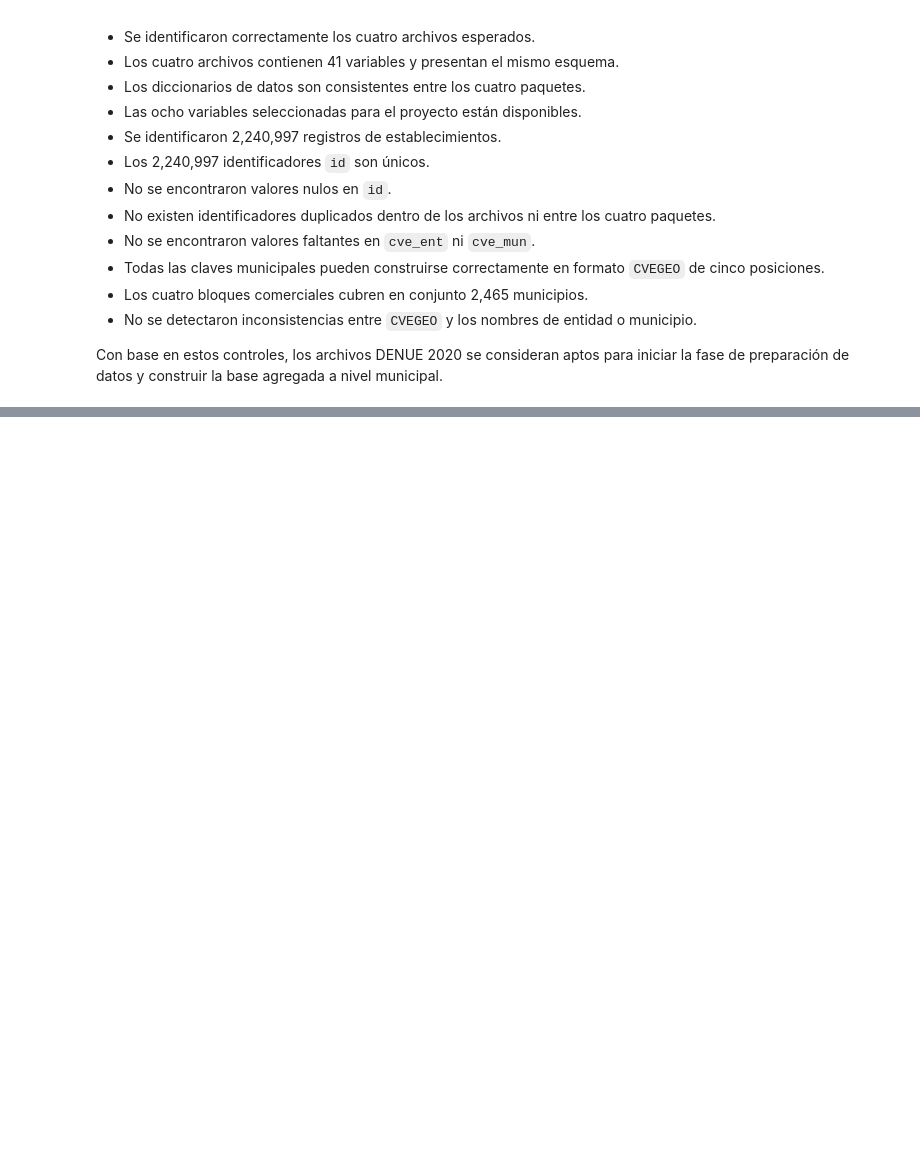
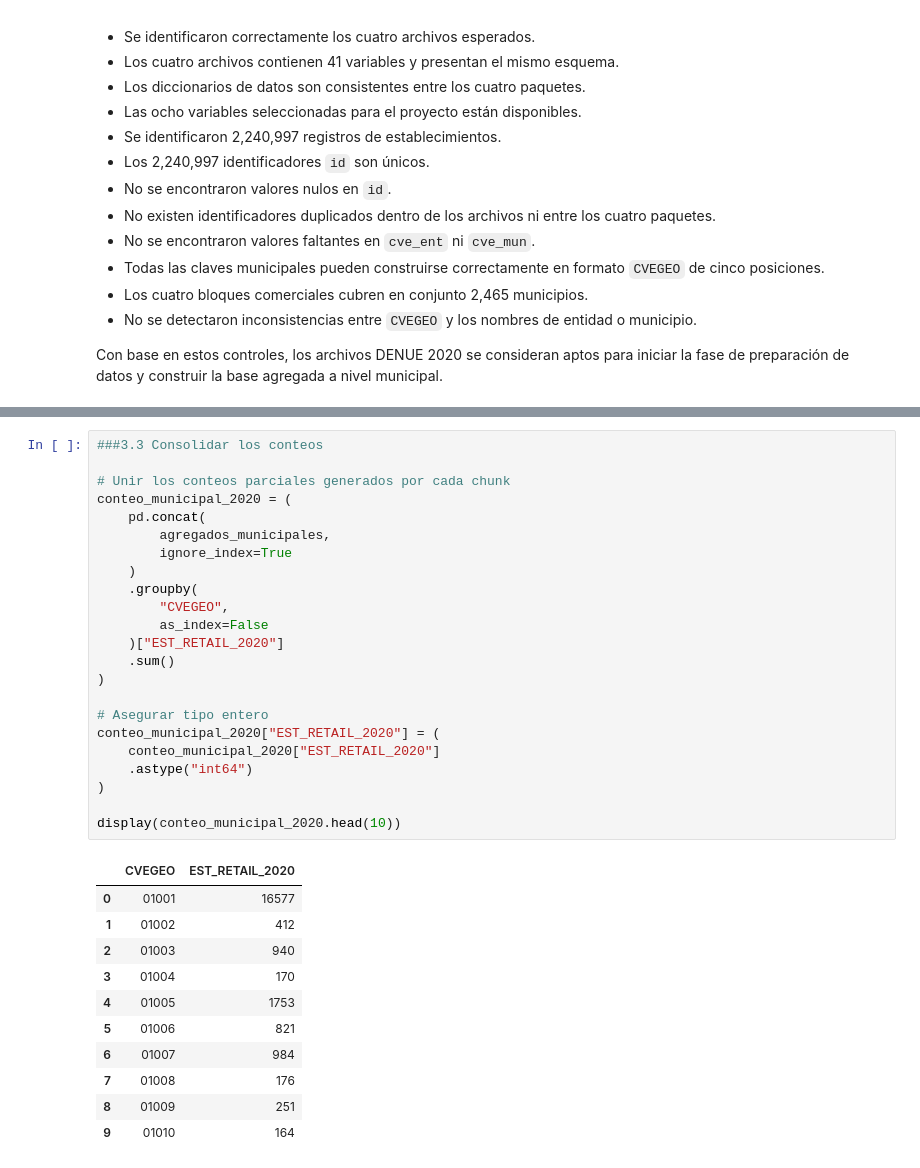
Before and after one commit to Nash963/atractividad-comercial-municipal-mexico, a Jupyter notebook: notebooks/01_denue_2020.ipynb, the cells around one changed output, grey strips where cells are left out. Saved outputs shown, nothing was run; the diff lists cells and outputs as text; blank space fills up the shorter version.

```diff
--- a/notebooks/01_denue_2020.ipynb
+++ b/notebooks/01_denue_2020.ipynb
@@ -952,0 +1084,35 @@ Con base en estos controles, los archivos DENUE 2020 se consideran aptos para in
+# %%
+###3.3 Consolidar los conteos
+
+# Unir los conteos parciales generados por cada chunk
+conteo_municipal_2020 = (
+    pd.concat(
+        agregados_municipales,
+        ignore_index=True
+    )
+    .groupby(
+        "CVEGEO",
+        as_index=False
+    )["EST_RETAIL_2020"]
+    .sum()
+)
+
+# Asegurar tipo entero
+conteo_municipal_2020["EST_RETAIL_2020"] = (
+    conteo_municipal_2020["EST_RETAIL_2020"]
+    .astype("int64")
+)
+
+display(conteo_municipal_2020.head(10))
+# %% [output]
+|  | CVEGEO | EST_RETAIL_2020 |
+| 0 | 01001 | 16577 |
+| 1 | 01002 | 412 |
+| 2 | 01003 | 940 |
+| 3 | 01004 | 170 |
+| 4 | 01005 | 1753 |
+| 5 | 01006 | 821 |
+| 6 | 01007 | 984 |
+| 7 | 01008 | 176 |
+| 8 | 01009 | 251 |
+| 9 | 01010 | 164 |
```
Also changed, not shown: parts of 11 cells of this notebook.
